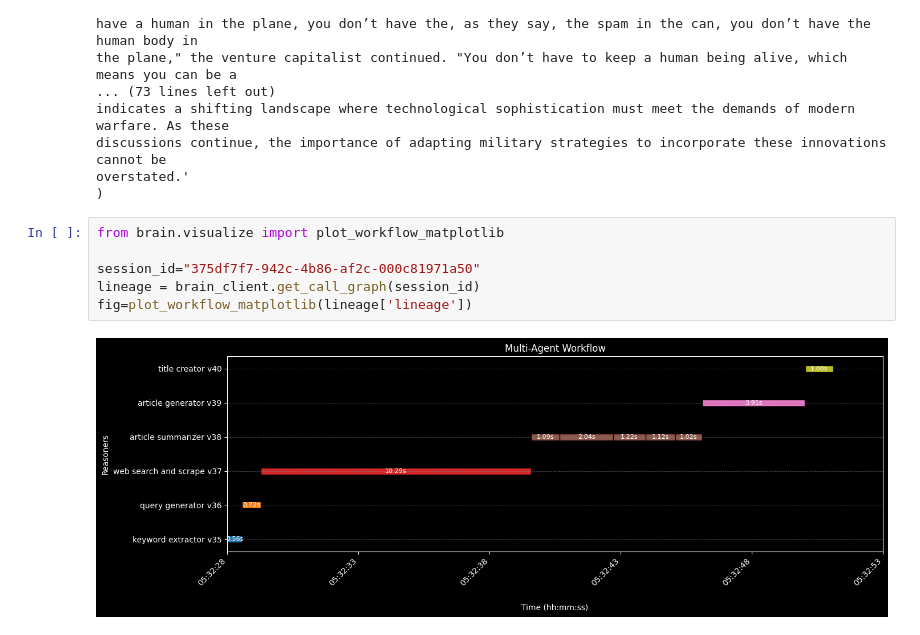
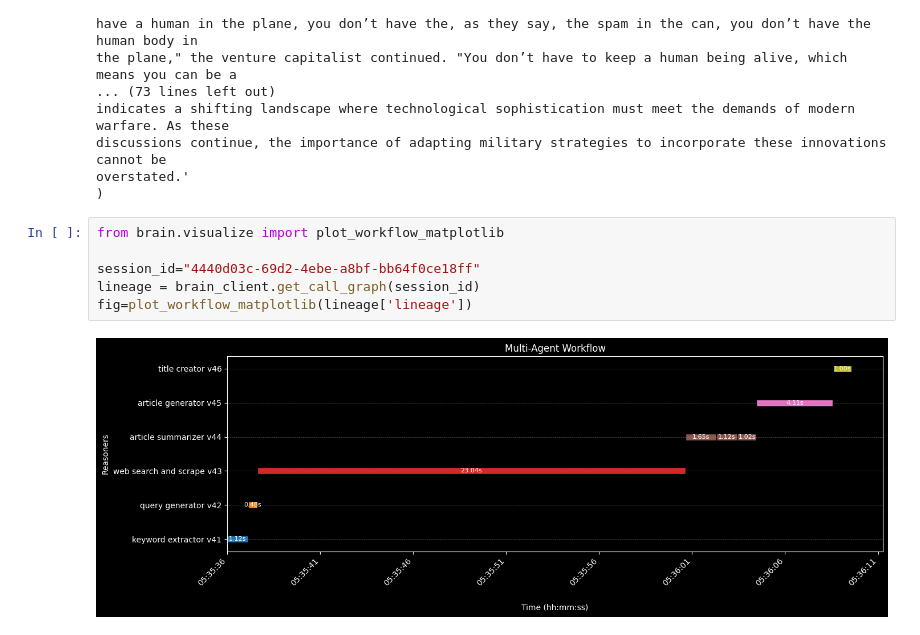
Before and after one commit to santoshkumarradha/brain, a Jupyter notebook: notebooks/tweet_news_creator.ipynb, the cells around one changed output. Cells and saved outputs as stored; diff of their text form.

```diff
--- a/notebooks/tweet_news_creator.ipynb
+++ b/notebooks/tweet_news_creator.ipynb
@@ -216,8 +216,8 @@ overstated.'
 # %%
 from brain.visualize import plot_workflow_matplotlib
 
-session_id="375df7f7-942c-4b86-af2c-000c81971a50"
+session_id="4440d03c-69d2-4ebe-a8bf-bb64f0ce18ff"
 lineage = brain_client.get_call_graph(session_id)
 fig=plot_workflow_matplotlib(lineage['lineage'])
 # %% [output]
-[figure, old version]
+[figure, new version]
```
